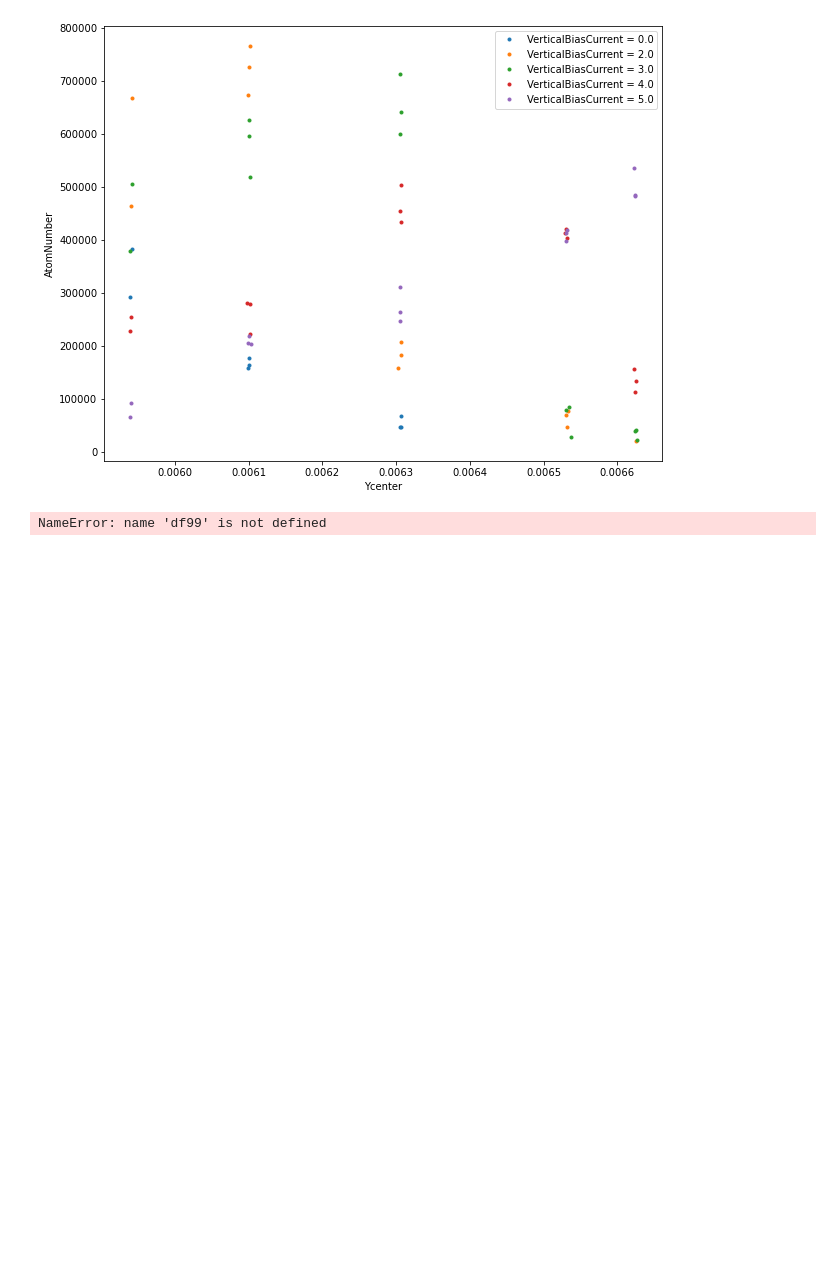
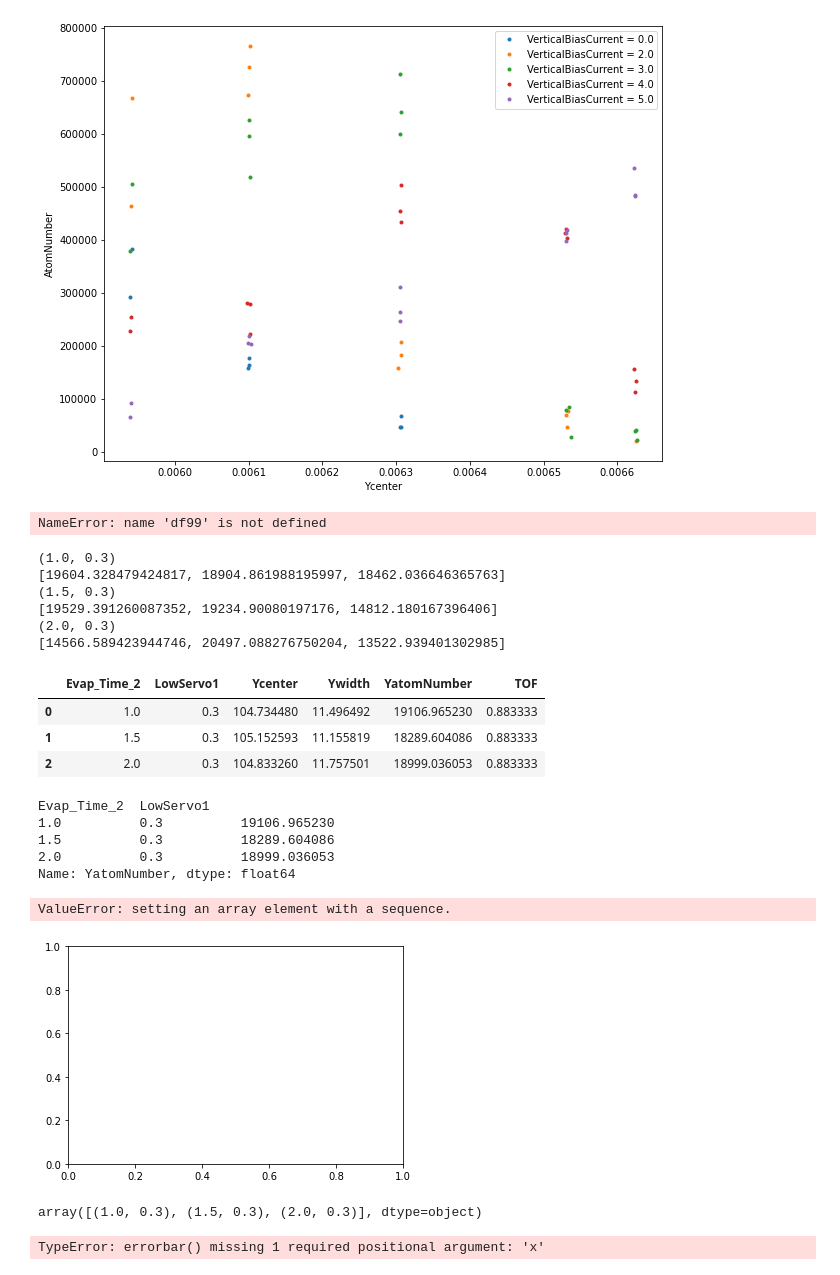
Before and after one commit to insommer/AnalysisCode, a Jupyter notebook: Applications/Result Analysis.ipynb, the cells around one changed output. Drawn from its saved outputs; the diff is of its cells as text; code cells hidden in the pictures; blank space fills up the shorter version.

```diff
--- a/Applications/Result Analysis.ipynb
+++ b/Applications/Result Analysis.ipynb
@@ -424,0 +427,51 @@ NameError: name 'df99' is not defined
+# %%
+path = r'D:\Dropbox (Lehigh University)\Sommer Lab Shared\Data\2024\06-2024\25 Jun 2024\Andor\Vary Evap Time 2\results.pkl'
+var2 = 'Evap_Time_2'
+var1 = 'LowServo1'
+# %%
+with open(path, 'rb') as f:
+    df = pickle.load(f)
+# %%
+df = df[[var2, var1, 'Ycenter', 'Ywidth', 'YatomNumber', 'TOF']]
+# %%
+for ii, (ind, item) in enumerate( df.groupby([var2, var1]) ):
+    print(ind)
+    print(list(item[item.TOF==0].YatomNumber ))
+# %% [output]
+(1.0, 0.3)
+[19604.328479424817, 18904.861988195997, 18462.036646365763]
+(1.5, 0.3)
+[19529.391260087352, 19234.90080197176, 14812.180167396406]
+(2.0, 0.3)
+[14566.589423944746, 20497.088276750204, 13522.939401302985]
+# %%
+df1 = df.groupby([var2, var1]).mean()
+df2 = df.groupby([var2, var1]).std()
+# %%
+df1.reset_index()
+# %% [output]
+|  | Evap_Time_2 | LowServo1 | Ycenter | Ywidth | YatomNumber | TOF |
+| 0 | 1.0 | 0.3 | 104.734480 | 11.496492 | 19106.965230 | 0.883333 |
+| 1 | 1.5 | 0.3 | 105.152593 | 11.155819 | 18289.604086 | 0.883333 |
+| 2 | 2.0 | 0.3 | 104.833260 | 11.757501 | 18999.036053 | 0.883333 |
+# %%
+df1.YatomNumber
+# %% [output]
+Evap_Time_2  LowServo1
+1.0          0.3          19106.965230
+1.5          0.3          18289.604086
+2.0          0.3          18999.036053
+Name: YatomNumber, dtype: float64
+# %%
+plt.plot(df1.index.values, df1.YatomNumber.values)
+# %% [output]
+ValueError: setting an array element with a sequence.
+[figure, added]
+# %%
+df1.index.values
+# %% [output]
+array([(1.0, 0.3), (1.5, 0.3), (2.0, 0.3)], dtype=object)
+# %%
+plt.errorbar(y=df1.YatomNumber.values, yerr=df2.YatomNumber.values)
+# %% [output]
+TypeError: errorbar() missing 1 required positional argument: 'x'
```
Also changed, not shown: parts of 1 cell of this notebook, 3 other files.
